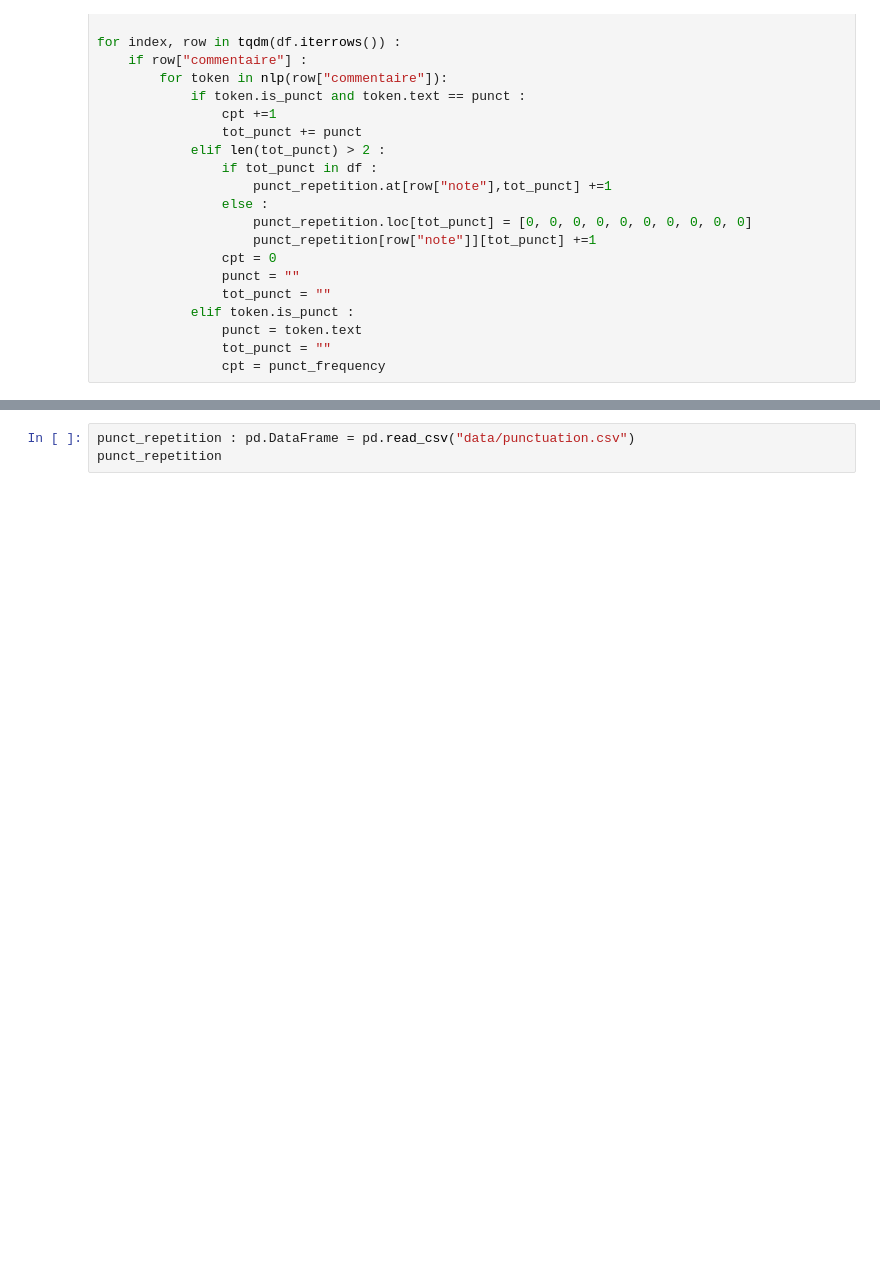
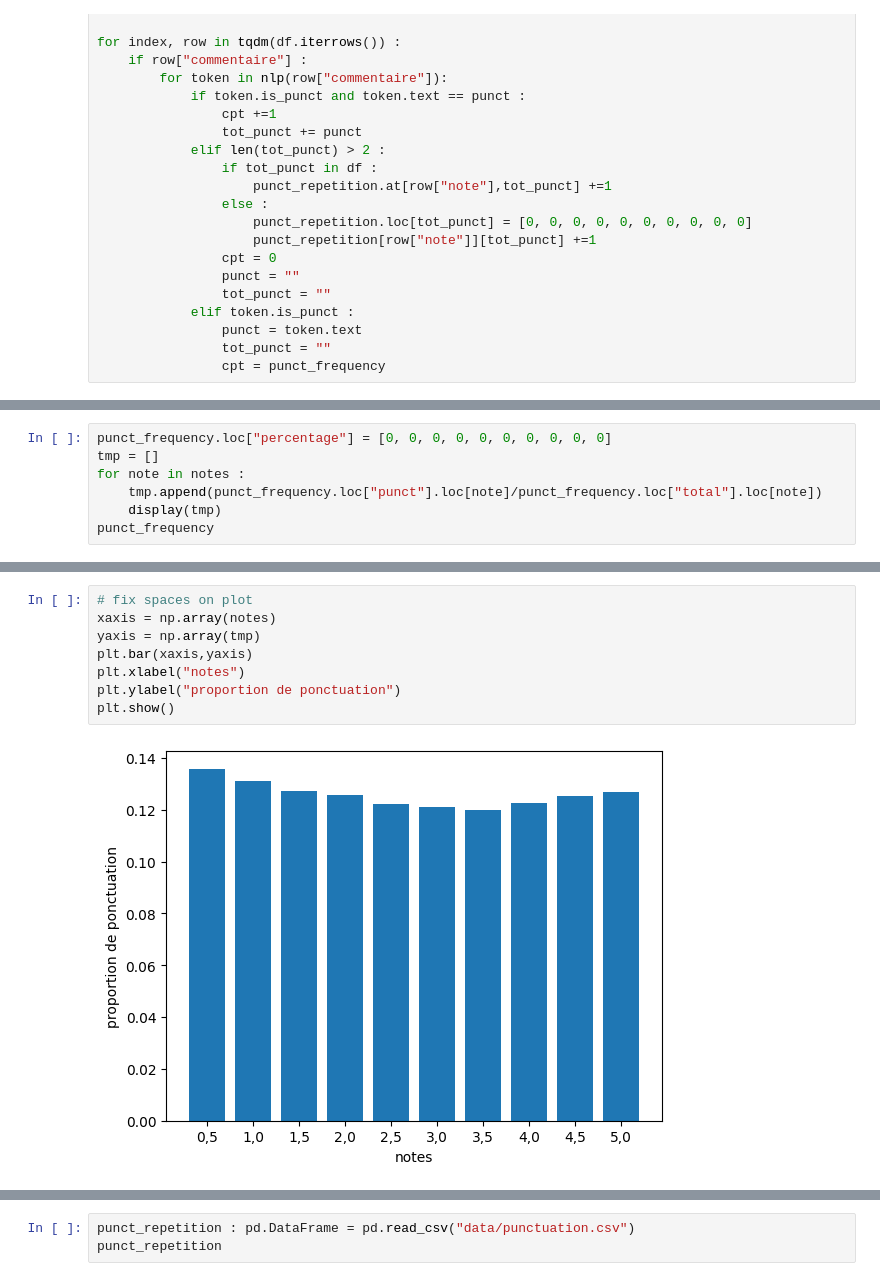
Before and after one commit to dylan-durand/app-innovation, a Jupyter notebook: data_visualization.ipynb, the cells around one changed output, grey strips where cells are left out. Saved outputs shown, nothing was run; the diff lists cells and outputs as text; blank space fills up the shorter version.

```diff
--- a/data_visualization.ipynb
+++ b/data_visualization.ipynb
@@ -608,0 +607,7 @@ display(punct_frequency)
+# %%
+punct_frequency.loc["percentage"] = [0, 0, 0, 0, 0, 0, 0, 0, 0, 0]
+tmp = []
+for note in notes :
+    tmp.append(punct_frequency.loc["punct"].loc[note]/punct_frequency.loc["total"].loc[note])
+    display(tmp)
+punct_frequency
@@ -608,0 +671,10 @@ display(punct_frequency)
+# %%
+# fix spaces on plot
+xaxis = np.array(notes)
+yaxis = np.array(tmp)
+plt.bar(xaxis,yaxis)
+plt.xlabel("notes")
+plt.ylabel("proportion de ponctuation")
+plt.show()
+# %% [output]
+[figure, added]
```
Also changed, not shown: parts of 21 cells of this notebook.
